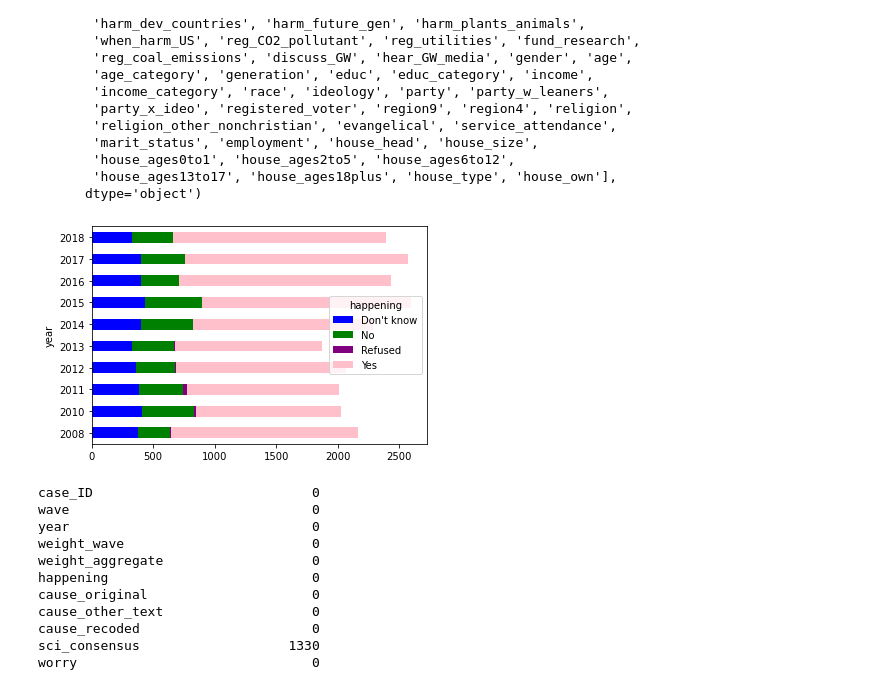
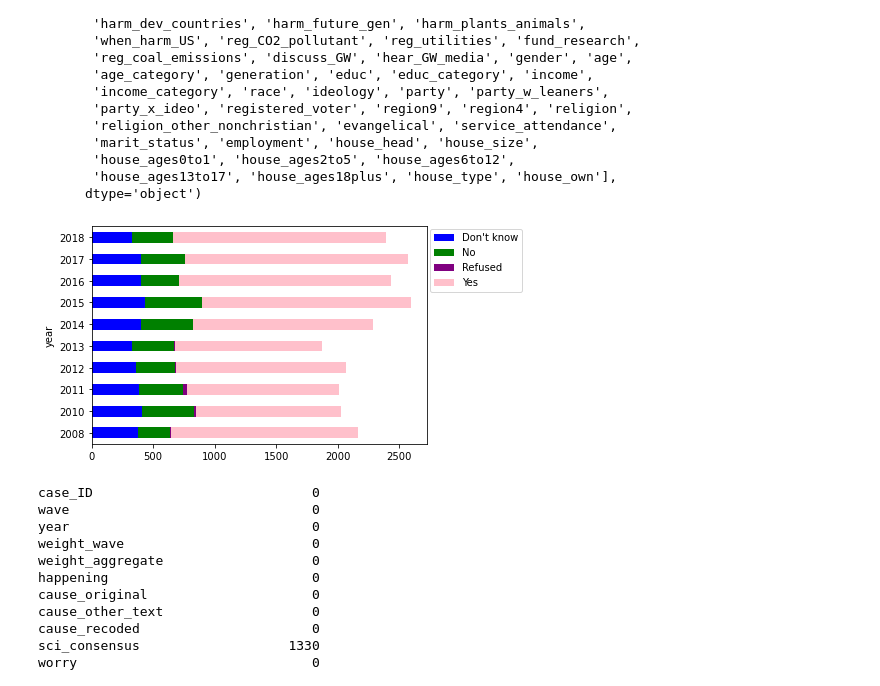
Before and after one commit to sabaiitj/Climate-Change-Survey, a Jupyter notebook: code/Saba_Notebook.ipynb, the cells around one changed output. Saved outputs shown, nothing was run; the diff lists cells and outputs as text; code cells hidden in the pictures.

```diff
--- a/code/Saba_Notebook.ipynb
+++ b/code/Saba_Notebook.ipynb
@@ -41,9 +31,10 @@ Index(['case_ID', 'wave', 'year', 'weight_wave', 'weight_aggregate',
        'house_ages13to17', 'house_ages18plus', 'house_type', 'house_own'],
       dtype='object')
 # %%
-df.groupby(['year','happening']).size().unstack().plot(kind='barh',stacked = True,color=['blue','green','purple','pink']);
+ax = df.groupby(['year','happening']).size().unstack().plot(kind='barh',stacked = True,color=['blue','green','purple','pink'])
+ax.legend(loc= (1.01,0.7),fontsize =10);
 # %% [output]
-[figure, old version]
+[figure, new version]
 # %%
 df.isnull().sum()
 # %% [output]
```
Also changed, not shown: parts of 39 cells of this notebook.
